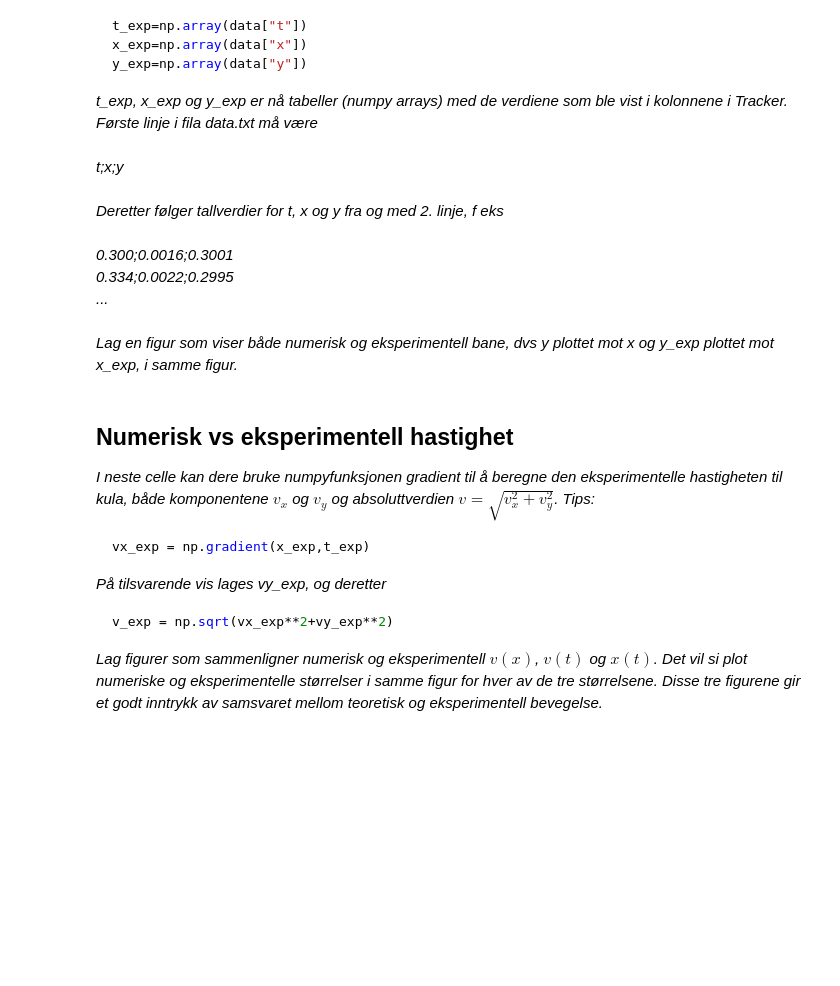
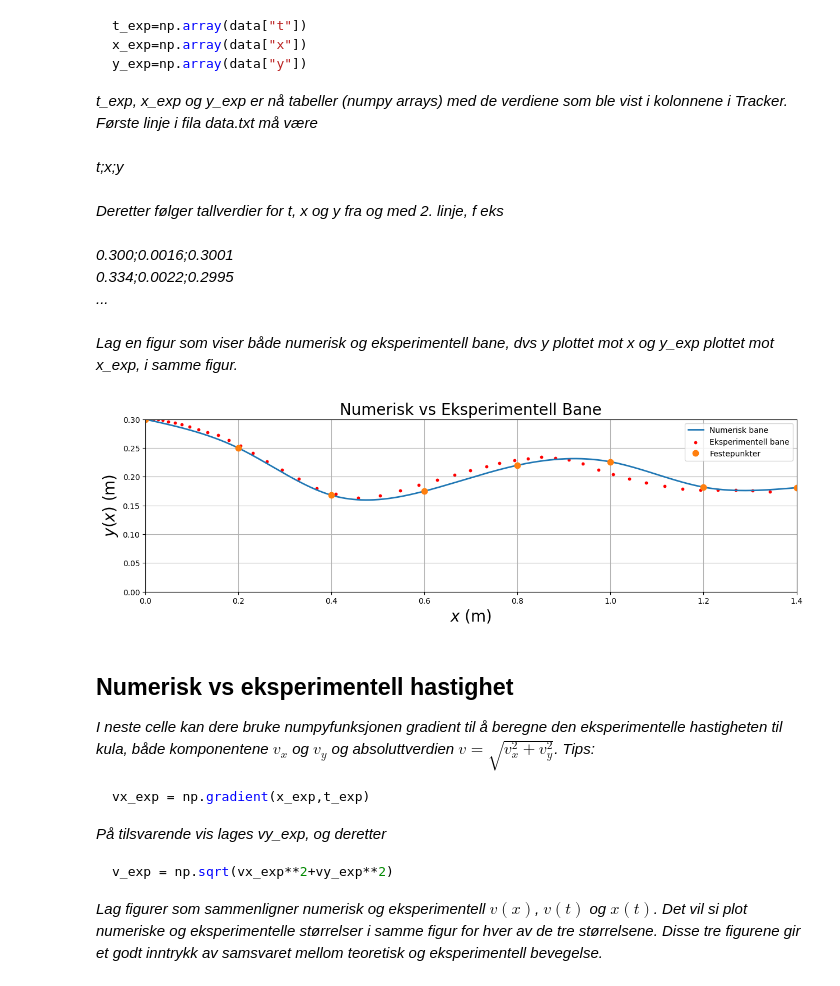
Before and after one commit to dtktran/notebook_mal_V25, a Jupyter notebook: notebook_mal_V25.ipynb, the cells around one changed output. Saved outputs shown, nothing was run; the diff lists cells and outputs as text; code cells hidden in the pictures; blank space fills up the shorter version.

Commit message:
Session 20.02.2025: Numerikk vs eksperimentell snart ferdig. Må fikse data(3-6)

```diff
--- a/notebook_mal_V25.ipynb
+++ b/notebook_mal_V25.ipynb
@@ -300,10 +301,51 @@ Deretter følger tallverdier for t, x og y fra og med 2. linje, f eks <br><br>
 ... <br><br>
 Lag en figur som viser både numerisk og eksperimentell bane, dvs y plottet mot x og y_exp plottet mot x_exp, i samme figur.*
 # %%
-#Innlesing av eksperimentelle verdier for t, x og y
+# Innlesing av eksperimentelle verdier for t, x og y
+# THIS SECTION IS DONE, NOT TESTED YET, BUT I FEEL IT'S GOOD!
+import pandas as pd
 
+# Read CSV as pure strings
+data = pd.read_csv("data/data1.txt", sep=";", dtype=str)
+
+# Function to clean and convert values
+def clean_number(value):
+    return float(value.replace("−", "-").replace(",", "."))  # Fix minus and comma
+
+# Apply cleaning function to each column
+t_exp = np.array([clean_number(v) for v in data["t"]])
+x_exp = np.array([clean_number(v) for v in data["x"]])
+y_exp = np.array([clean_number(v) for v in data["y"]])
 
 #Plotting av numerisk og eksperimentell bane
+# Med mine egne ord ville jeg heller sagt teoretisk VS faktisk bane [Christian]
+
+# Numerisk bane
+h = 0.200 # Horizontal distance between each screw position
+xfast = np.asarray([0,1,2,3,4,5,6,7]) * h
+xmin, xmax, dx = 0, 1.401, 0.001
+x = np.arange(xmin, xmax, dx)
+
+yfast = np.asarray([0.3,0.25,0.168,0.175,0.22,0.226,0.182,0.181])
+cs = CubicSpline(xfast, yfast, bc_type='natural')
+y = cs(x)
+
+# Plotting av numerisk og eksperimentell bane
+plt.figure(figsize=(15,4))
+plt.plot(x, y, label="Numerisk bane", linewidth=2)
+plt.scatter(x_exp, y_exp, color="red", label="Eksperimentell bane", s=10) # EKSPERIMENTELL BANE, s = size of markers
+plt.plot(xfast, yfast, ".", markersize=15, label="Festepunkter")
+
+plt.title("Numerisk vs Eksperimentell Bane", fontsize=20)
+plt.xlabel("$x$ (m)", fontsize=20)
+plt.ylabel("$y(x)$ (m)", fontsize=20)
+plt.ylim(0, 0.300)
+plt.xlim(0, 1.400)
+plt.legend() # Added to code, show labels
+plt.grid()
+plt.show()
+# %% [output]
+[figure, added]
 # %% [markdown]
 ## Numerisk vs eksperimentell hastighet
 
```
Also changed, not shown: parts of 3 cells of this notebook, 8 other files.
